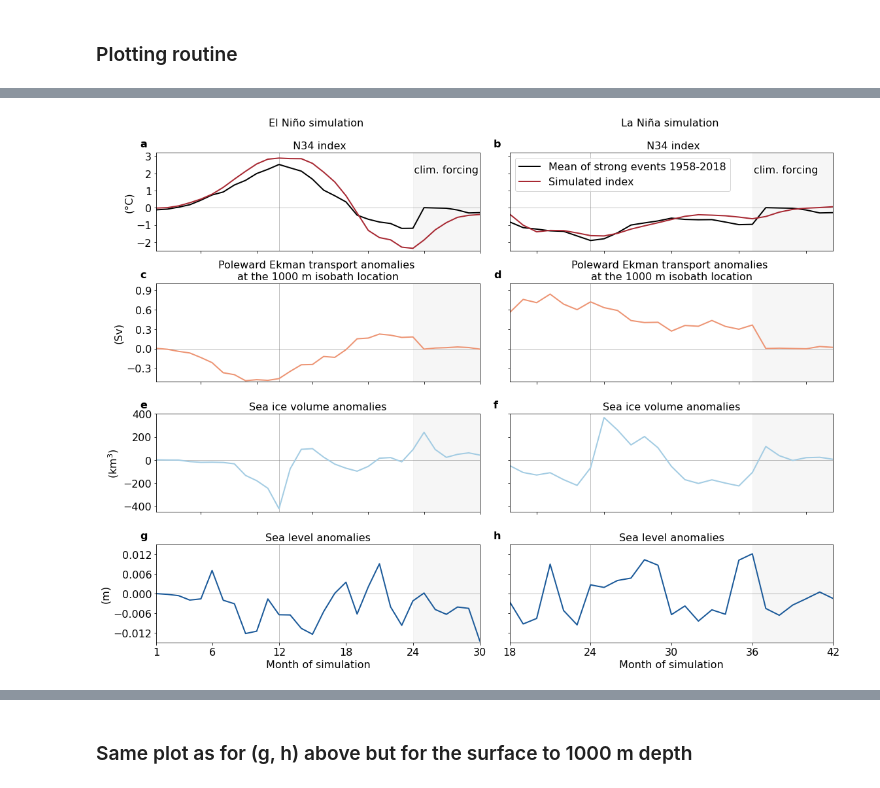
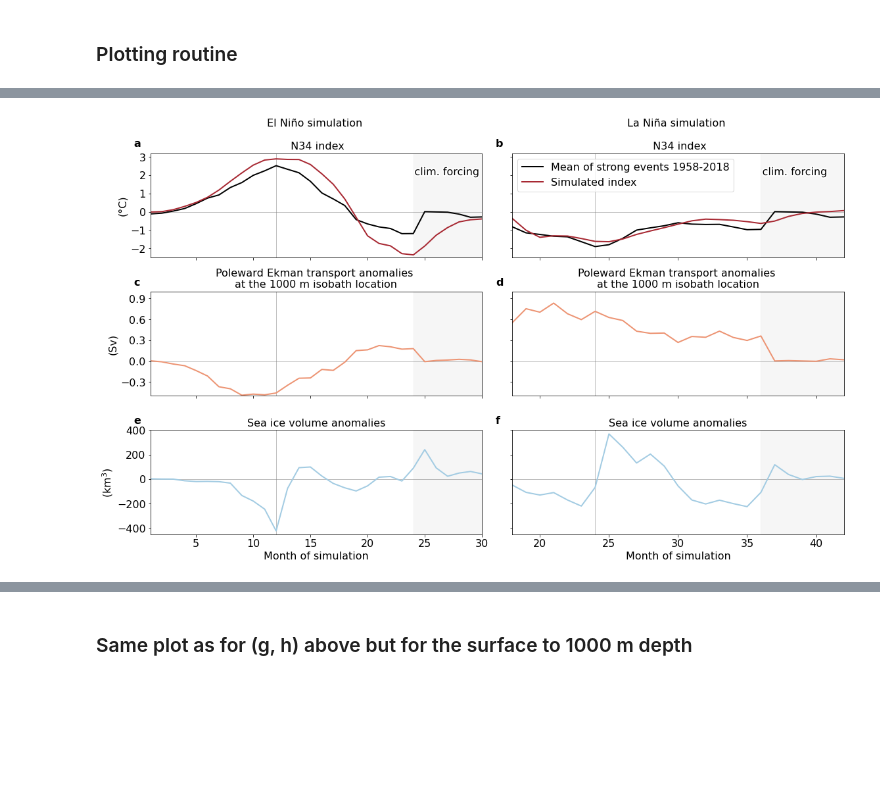
Before and after one commit to mauricehuguenin/ENSO-Antarctica_scripts, a Jupyter notebook: time_series_N34_and_simulated_N34_along_with_temps.ipynb, the cells around one changed output, grey strips where cells are left out. Saved outputs shown, nothing was run; the diff lists cells and outputs as text; code cells hidden in the pictures; blank space fills up the shorter version.

```diff
--- a/time_series_N34_and_simulated_N34_along_with_temps.ipynb
+++ b/time_series_N34_and_simulated_N34_along_with_temps.ipynb
@@ -350,8 +350,8 @@ for f in range(2):
         average_DT)).sum(['st_ocean', 'yt_ocean'])).load()
     print('along_shelf_heat_flux_uncertainty done')
     print('--------------------------------------')
-    if f == 0: along_shelf_heat_flux_EN = along_shelf_heat_flux; along_shelf_heat_flux_uncertainty_EN = along_shelf_heat_flux_uncertainty
-    if f == 1: along_shelf_heat_flux_LN = along_shelf_heat_flux; along_shelf_heat_flux_uncertainty_LN = along_shelf_heat_flux_uncertainty
+    if f == 0: along_shelf_heat_flux_EN = along_shelf_heat_flux.load(); along_shelf_heat_flux_uncertainty_EN = along_shelf_heat_flux_uncertainty.load()
+    if f == 1: along_shelf_heat_flux_LN = along_shelf_heat_flux.load(); along_shelf_heat_flux_uncertainty_LN = along_shelf_heat_flux_uncertainty.load()
 # Wall time: 1min 7s
 # %% [output]
 01deg_jra55_ryf_ENFull
@@ -697,11 +697,3 @@ mask_y_transport_tcells
 Coordinates:
   * yt_ocean  (yt_ocean) float64 -77.96 -77.92 -77.88 ... -59.67 -59.62 -59.57
   * xt_ocean  (xt_ocean) float64 -150.0 -149.9 -149.8 ... -60.2 -60.1 -60.0
-# %%
-lat_range = slice(-78, -59)
-a = ((rho_0 * C_p * temp_EN_anom.differentiate('yt_ocean') * ty_trans_EN_anom.interp(yu_ocean = temp_EN_anom.yt_ocean.values).rename({'yu_ocean': 'yt_ocean'})) * dyt * average_DT * above1000_tcells)
-a = a * mask_y_transport_tcells.interp(yt_ocean = temp_EN_anom.yt_ocean.values, xt_ocean = temp_EN_anom.xt_ocean.values)
-# next, multiply with mask and take sum over all yt_ocean grid cells
-# %%
-depth     = [  23,   47]  # [ 23,   47] = 97.6 m - 1017 m, [24,   40] = 108.9 - 517.6 m                                       #
-a[:,depth[0]:depth[1],:,:].sum(['st_ocean', 'yt_ocean', 'xt_ocean']).plot()
@@ -1041,7 +1014,7 @@ for i in range(24+24):
 EN_mean[-6:] = N34_JRA_RYF[0:6]
 LN_mean[36:42] = N34_JRA_RYF[0:6]
 
-for f in [0,1,2,3,4,5,6,7]:
+for f in [0,1,2,3,4,5]:
     # JRA55 mean event N34 vs. simulated N34
     # ------------------------------------------------------------------- #
     if f == 0:
@@ -1118,14 +1091,14 @@ for f in [0,1,2,3,4,5,6,7]:
     if f == 4: ax1.set_ylabel('(km$^{3}$)', color='k', fontsize=16)
     if f == 6: ax1.set_ylabel('(m)', color='k', fontsize=16)
 
-    if f in  range(6): ax1.set_xticklabels([]); ax1.set(xlabel=None) # no x axis ticks and labels
+    if f in [0,1,2,3]: ax1.set_xticklabels([]); ax1.set(xlabel=None) # no x axis ticks and labels
     if f in [1,3,5,7]: ax1.set_yticklabels([]); ax1.set(ylabel=None) # no x axis ticks and labels
 
     plt.title(title_str, fontsize=16)
     plt.xticks(fontsize=16); plt.yticks(fontsize=16)
     ax1.text(-.05, 1.06, string.ascii_lowercase[f], transform=ax1.transAxes, size=16, weight='bold') # bold letter a at the top
 
-    if f in [6,7]: ax1.set_xlabel('Month of simulation', color='k', fontsize=16) # x-axis label
+    if f in [4,5]: ax1.set_xlabel('Month of simulation', color='k', fontsize=16) # x-axis label
     if f in [6]: ax1.set_xticks([1, 6, 12, 18, 24, 30]) # adjust limit, custom x-ticks
     if f in [7]: ax1.set_xticks([18, 24, 30, 36, 42])
 
@@ -1143 +1116 @@ Wall time: 2.52 s
-[figure, old version]
+[figure, new version]
```
Also changed, not shown: parts of 26 cells of this notebook, 1 other file.
